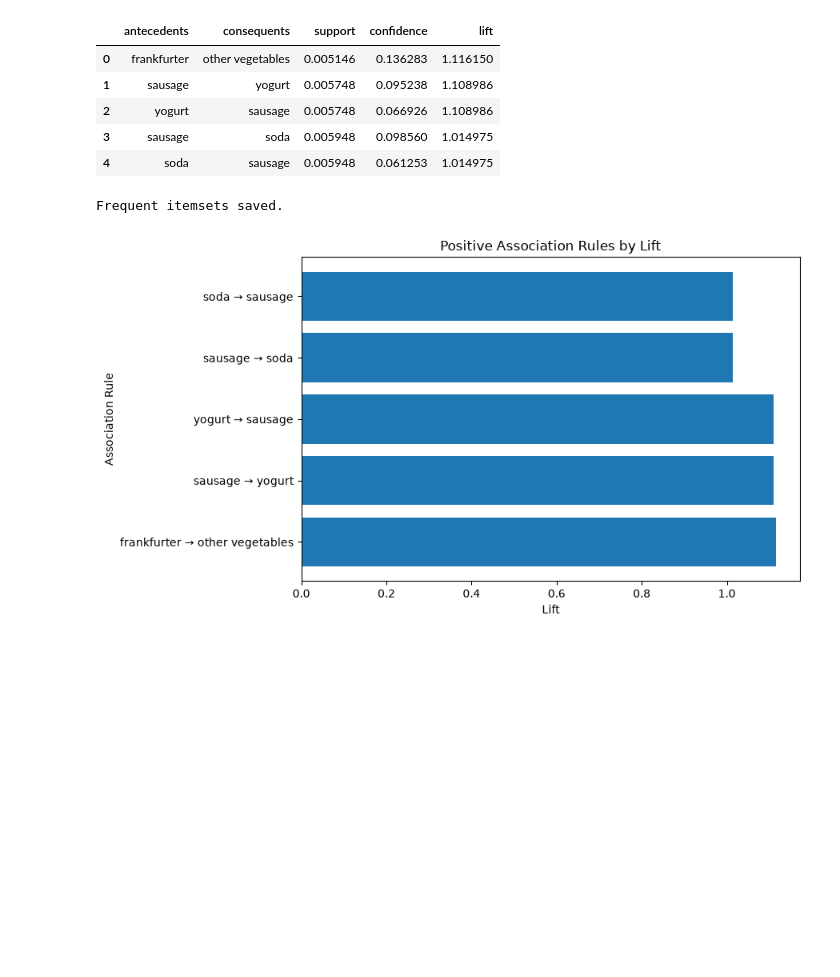
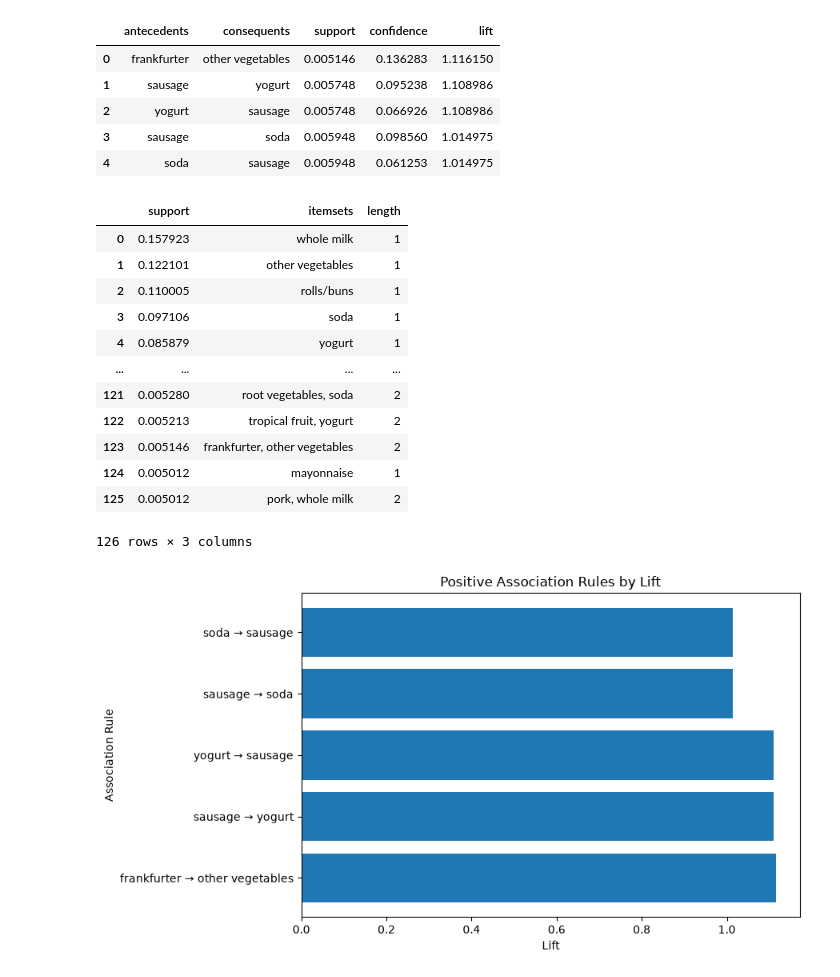
Before and after one commit to ChanghyunKim-sjsu/FA2026_CMPE-255-Data-Mining, a Jupyter notebook: Assignment 1/Part-2/market-basket-analysis/notebook/market_basket_analysis.ipynb, the cells around one changed output. Cells and saved outputs as stored; diff of their text form; code cells hidden in the pictures; blank space fills up the shorter version.

```diff
--- a/Assignment 1/Part-2/market-basket-analysis/notebook/market_basket_analysis.ipynb
+++ b/Assignment 1/Part-2/market-basket-analysis/notebook/market_basket_analysis.ipynb
@@ -482,25 +482,37 @@ final_rules
 | 3 | sausage | soda | 0.005948 | 0.098560 | 1.014975 |
 | 4 | soda | sausage | 0.005948 | 0.061253 | 1.014975 |
 # %%
-fi_save = frequent_itemsets_005.copy()
+frequent_itemsets_display = frequent_itemsets_005.copy()
 
-fi_save["itemsets"] = fi_save["itemsets"].apply(
-    lambda x: ", ".join(sorted(x))
+frequent_itemsets_display["itemsets"] = (
+    frequent_itemsets_display["itemsets"]
+    .apply(lambda x: ", ".join(sorted(x)))
 )
 
-fi_save = fi_save.sort_values(
-    ["support", "itemsets"],
-    ascending=[False, True]
-).reset_index(drop=True)
-
-fi_save.to_csv(
-    "../results/frequent_itemsets.csv",
-    index=False
+frequent_itemsets_display = (
+    frequent_itemsets_display
+    .sort_values(
+        ["support", "itemsets"],
+        ascending=[False, True]
+    )
+    .reset_index(drop=True)
 )
 
-print("Frequent itemsets saved.")
+display(frequent_itemsets_display)
 # %% [output]
+|  | support | itemsets | length |
+| 0 | 0.157923 | whole milk | 1 |
+| 1 | 0.122101 | other vegetables | 1 |
+| 2 | 0.110005 | rolls/buns | 1 |
+| 3 | 0.097106 | soda | 1 |
+| 4 | 0.085879 | yogurt | 1 |
+| ... | ... | ... | ... |
+| 121 | 0.005280 | root vegetables, soda | 2 |
+| 122 | 0.005213 | tropical fruit, yogurt | 2 |
+| 123 | 0.005146 | frankfurter, other vegetables | 2 |
+| 124 | 0.005012 | mayonnaise | 1 |
+| 125 | 0.005012 | pork, whole milk | 2 |
-Frequent itemsets saved.
+126 rows × 3 columns
 # %%
 plt.figure(figsize=(9, 5))
 
```
Also changed, not shown: parts of 4 cells of this notebook.
